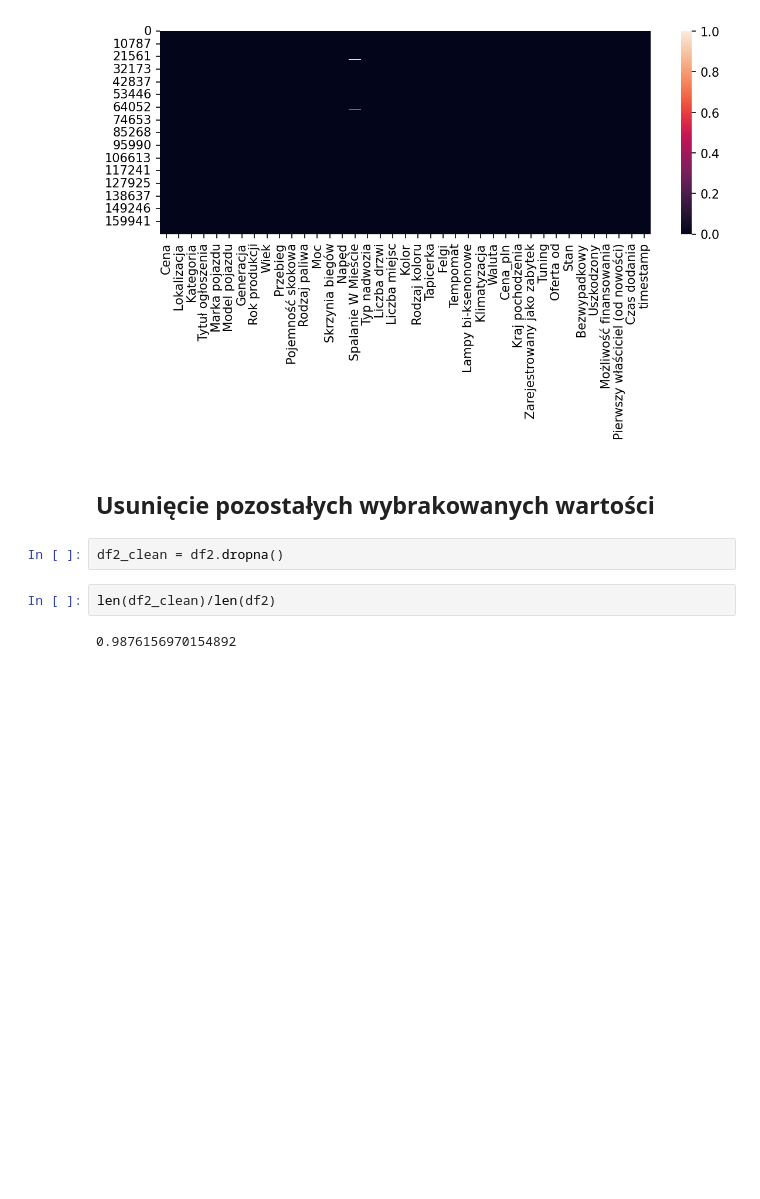
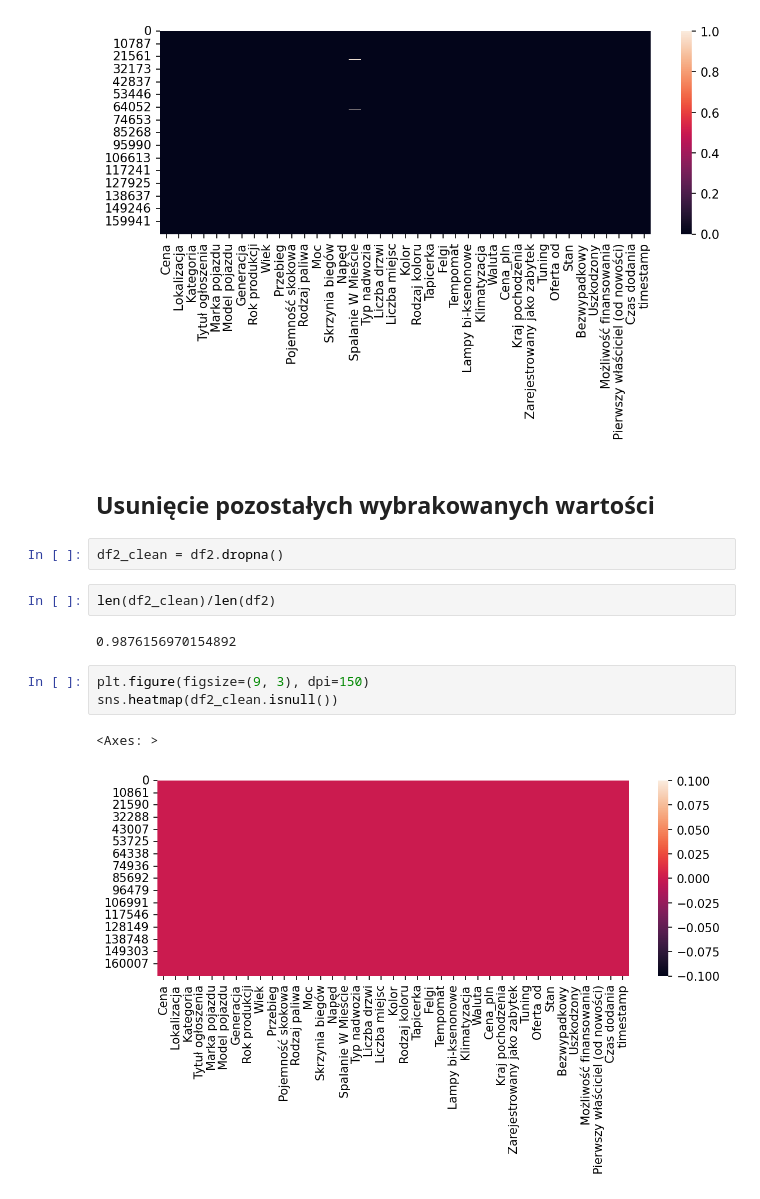
Before and after one commit to KacperChmura1/Engineer-s, a Jupyter notebook: DataPreparation.ipynb, the cells around one changed output. Drawn from its saved outputs; the diff is of its cells as text; blank space fills up the shorter version.

```diff
--- a/DataPreparation.ipynb
+++ b/DataPreparation.ipynb
@@ -641,3 +666,9 @@ df2_clean = df2.dropna()
 len(df2_clean)/len(df2)
 # %% [output]
 0.9876156970154892
+# %%
+plt.figure(figsize=(9, 3), dpi=150)
+sns.heatmap(df2_clean.isnull())
+# %% [output]
+<Axes: >
+[figure, added]
```
Also changed, not shown: parts of 6 cells of this notebook.
